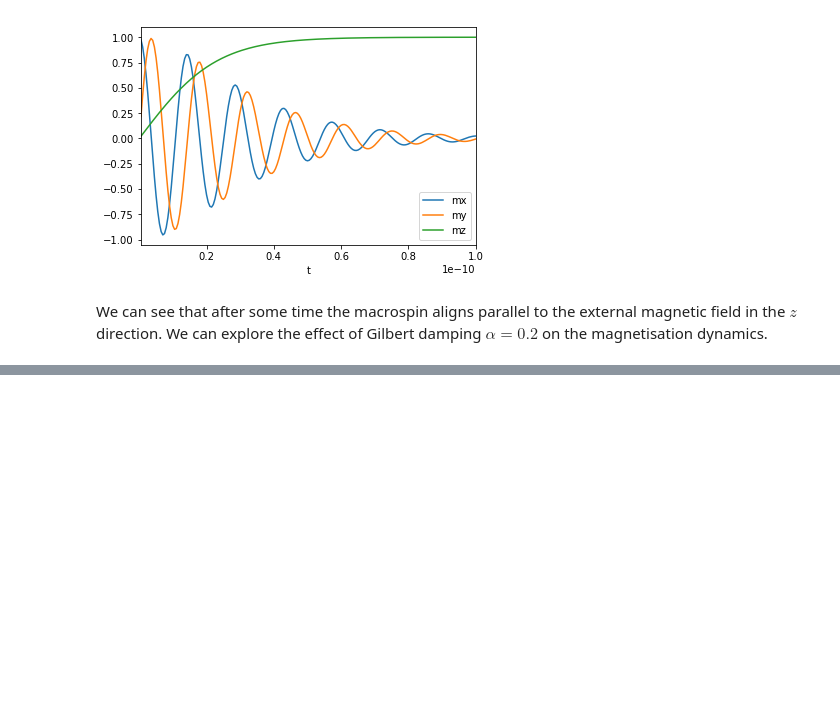
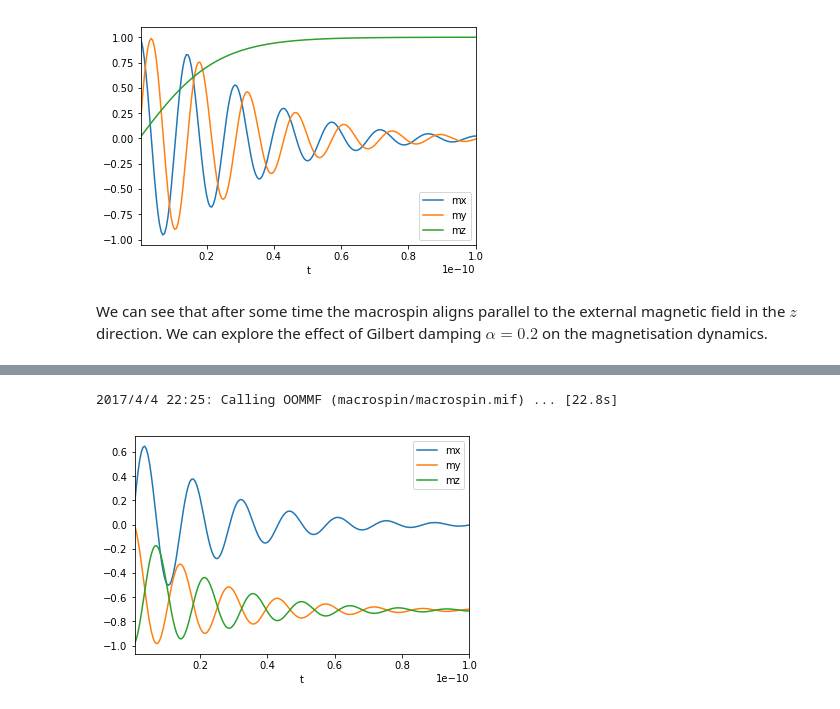
Before and after one commit to joommf-attic/tutorial, a Jupyter notebook: workshops/2017-04-05-IOPMagnetism2017/tutorial3_dynamics.ipynb, the cells around one changed output, grey strips where cells are left out. Drawn from its saved outputs; the diff is of its cells as text; code cells hidden in the pictures; blank space fills up the shorter version.

```diff
--- a/workshops/2017-04-05-IOPMagnetism2017/tutorial3_dynamics.ipynb
+++ b/workshops/2017-04-05-IOPMagnetism2017/tutorial3_dynamics.ipynb
@@ -123,0 +145,9 @@ $m_x(t)$, $m_y(t)$ and $m_z(t)$ as above. Can you explain the (initially non-int
+# %%
+system.hamiltonian.zeeman.H = (0, -1.41e6, -1.41e6)
+
+td.drive(system, t=0.1e-9, n=200)
+
+system.dt.plot("t", ["mx", "my", "mz"]);
+# %% [output]
+2017/4/4 22:25: Calling OOMMF (macrospin/macrospin.mif) ... [22.8s]
+[figure, added]
```
Also changed, not shown: parts of 7 cells of this notebook, 6 other files.
